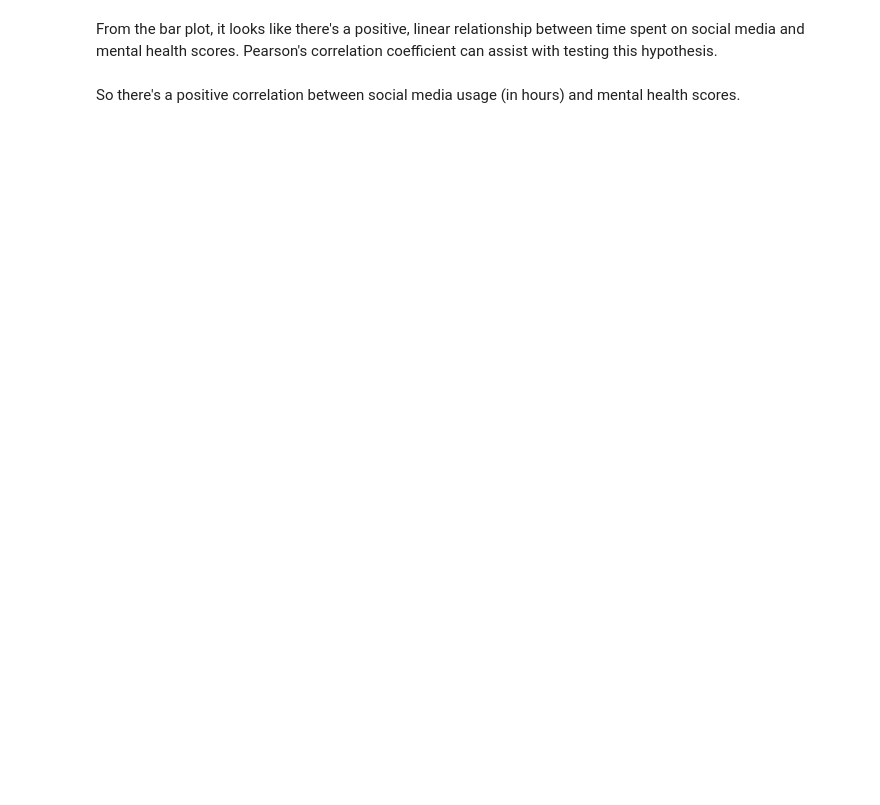
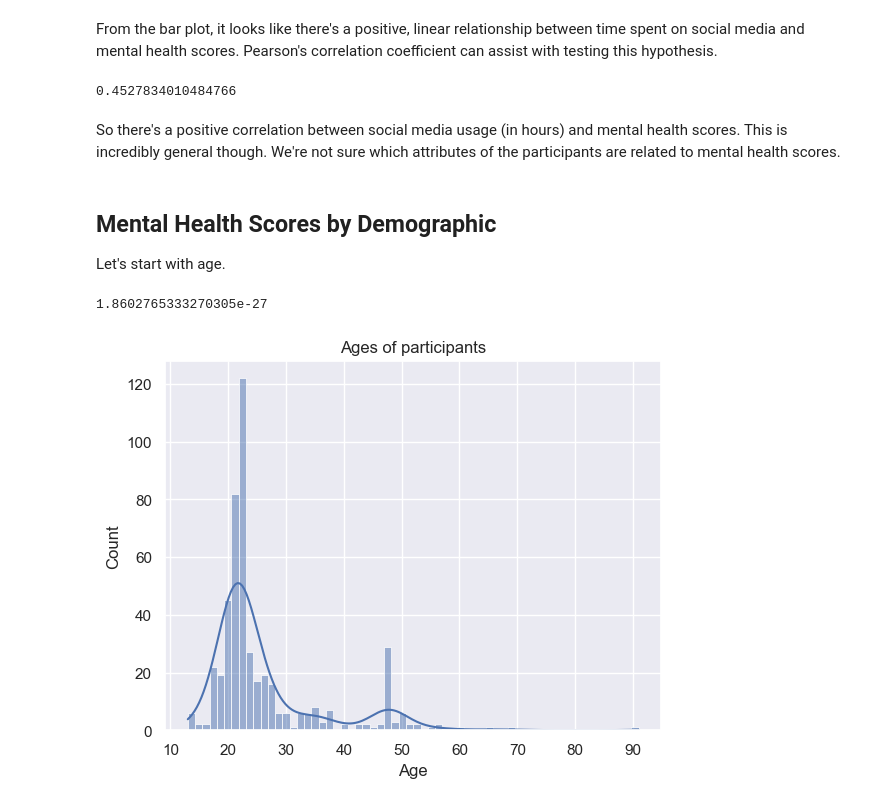
Before and after one commit to allygee/smmh_project, a Jupyter notebook: Social Media Mental Heallth Notebook.ipynb, the cells around one changed output. Cells and saved outputs as stored; diff of their text form; code cells hidden in the pictures; blank space fills up the shorter version.

```diff
--- a/Social Media Mental Heallth Notebook.ipynb
+++ b/Social Media Mental Heallth Notebook.ipynb
@@ -36,7 +36,7 @@ notimedata = rawdata.drop(['Timestamp'], axis=1)
 #rename the columns for useability.
 #Let's create a new data frame:
 newdata = pd.DataFrame(notimedata)
-newdata.columns = ['Age', 'Sex', 'Relationship Status',
+newdata.columns = ['Age', 'Gender', 'Relationship Status',
                    'Occupation', 'Affiliations',
                    'Use Social Media', 'Platforms Used', 'Time Spent',
                    'Attention Q1', 'Attention Q2', 'Anxiety Q1',
@@ -53,7 +53,7 @@ list(newdata.columns)
 #Sorting the data so that the questions are in alphabetical and chronological order
 #Create two data frames, one with demographic data (first object) and the other with questions that are sorted by column.
 
-data = pd.concat([newdata[['Age', 'Sex', 'Relationship Status',
+data = pd.concat([newdata[['Age', 'Gender', 'Relationship Status',
                    'Occupation', 'Affiliations',
                    'Use Social Media', 'Platforms Used', 'Time Spent',]],
                   newdata[['Attention Q1', 'Attention Q2', 'Anxiety Q1',
@@ -129,14 +129,14 @@ Looks like we have two changes to make in the 'sex' column:
 2. Change the names of Non-binary entries to have the same format: "Non-binary"
 # %%
 # Dropping the entry "There are others???" entry
-data.drop(data.loc[data['Sex']=="There are others???"].index, inplace=True)
+data.drop(data.loc[data['Gender']=="There are others???"].index, inplace=True)
 
 #Renaming the indices: Nonbinary, NB, Non binary
-data['Sex'].replace(['Nonbinary ', 'NB', 'Non binary ', 'unsure ', 'Trans'],
-                    ['Non-binary', 'Non-binary', 'Non-binary', 'Other', 'Other'], inplace=True)
+data['Gender'].replace(['Nonbinary ', 'NB', 'Non binary ', 'unsure ', 'Trans'],
+                    ['Other', 'Other', 'Other', 'Other', 'Other'], inplace=True)
 
 #check that it worked
-print(data['Sex'].unique())
+print(data['Gender'].unique())
 # %% [output]
 ['Male' 'Female' 'Non-binary' 'Other']
 # %% [markdown]
@@ -309,5 +318,19 @@ From the bar plot, it looks like there's a positive, linear relationship between
 #Using Pearson's Coefficient to determine whether this really is a linear relationship
 pcoeff = stats.pearsonr(data['Time (hrs)'], data['Total Score'])
 pcoeff.statistic #test statistic indicates a positive, linear relationship (r=0.45)
+# %% [output]
+0.4527834010484766
 # %% [markdown]
-So there's a positive correlation between social media usage (in hours) and mental health scores.
+So there's a positive correlation between social media usage (in hours) and mental health scores. This is incredibly general though. We're not sure which attributes of the participants are related to mental health scores.
+# %% [markdown]
+## Mental Health Scores by Demographic
+Let's start with age.
+# %%
+sns.histplot(data=data, x=data['Age'], kde=True).set(
+    title='Ages of participants')
+
+res = stats.shapiro(data['Age'])
+res.pvalue
+# %% [output]
+1.8602765333270305e-27
+[figure, added]
```
Also changed, not shown: parts of 10 cells of this notebook.
